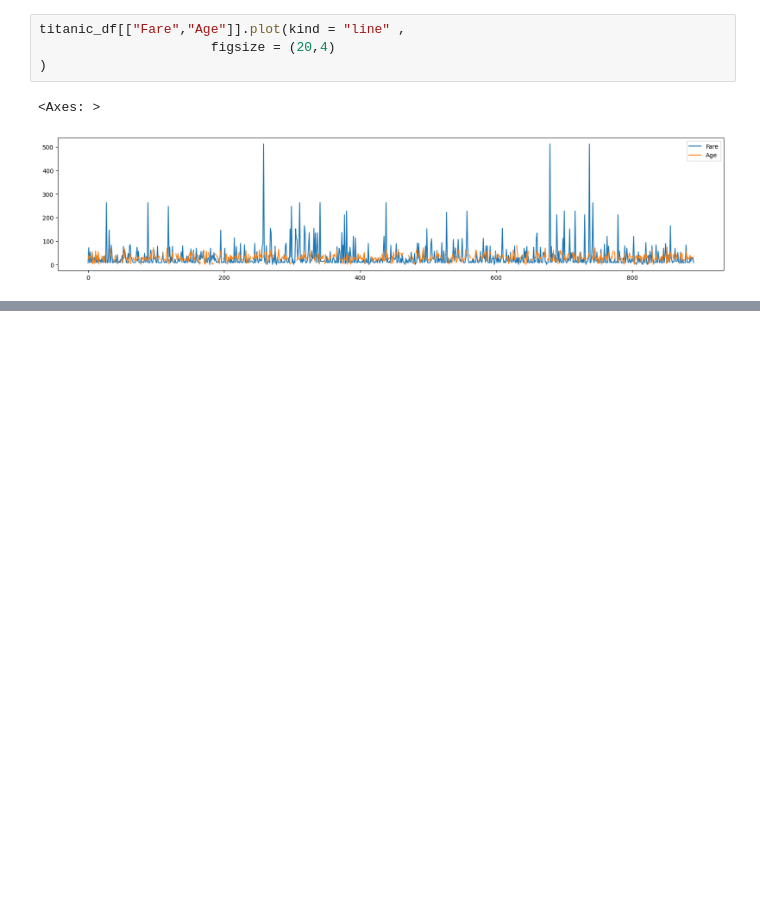
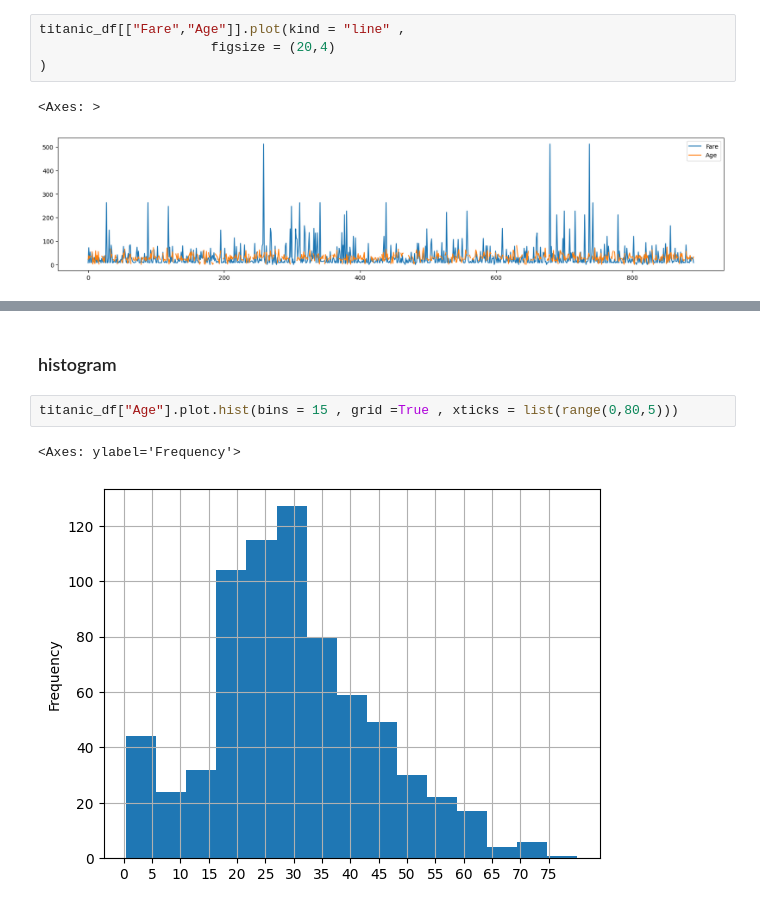
Before and after one commit to Sameerbhattarai99/ds-mlbatch-07, a Jupyter notebook: data_part/pandas/Graphical_representation.ipynb, the cells around one changed output, grey strips where cells are left out. Drawn from its saved outputs; the diff is of its cells as text; blank space fills up the shorter version.

```diff
--- a/data_part/pandas/Graphical_representation.ipynb
+++ b/data_part/pandas/Graphical_representation.ipynb
@@ -102,0 +117,7 @@ titanic_df[["Fare","Age"]].plot(kind = "line" ,
+# %% [markdown]
+### histogram
+# %%
+titanic_df["Age"].plot.hist(bins = 15 , grid =True , xticks = list(range(0,80,5)))
+# %% [output]
+<Axes: ylabel='Frequency'>
+[figure, added]
```
Also changed, not shown: parts of 11 cells of this notebook.
